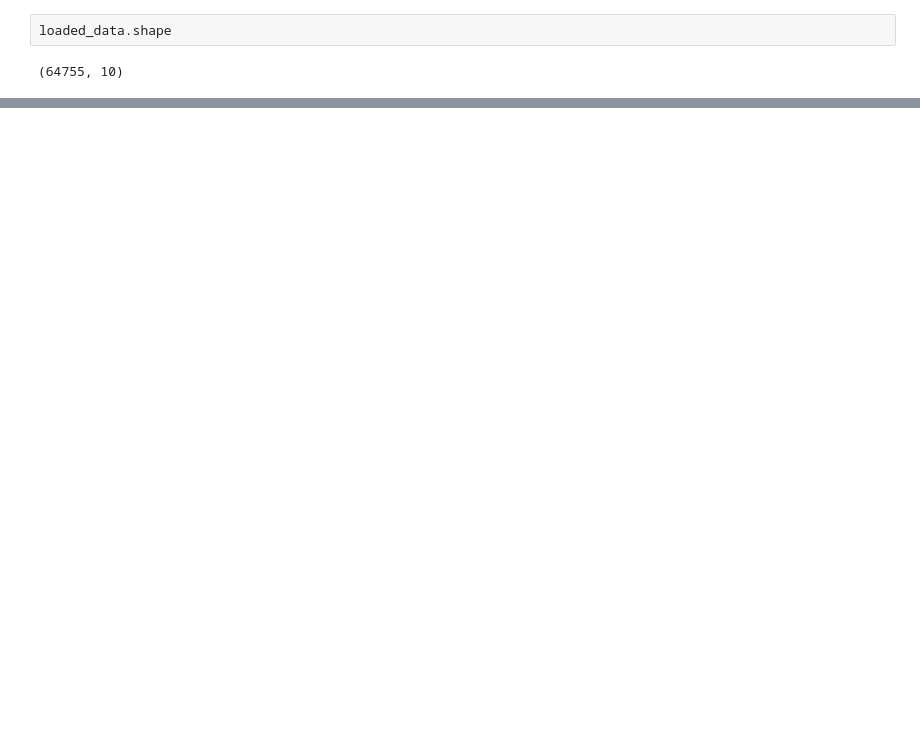
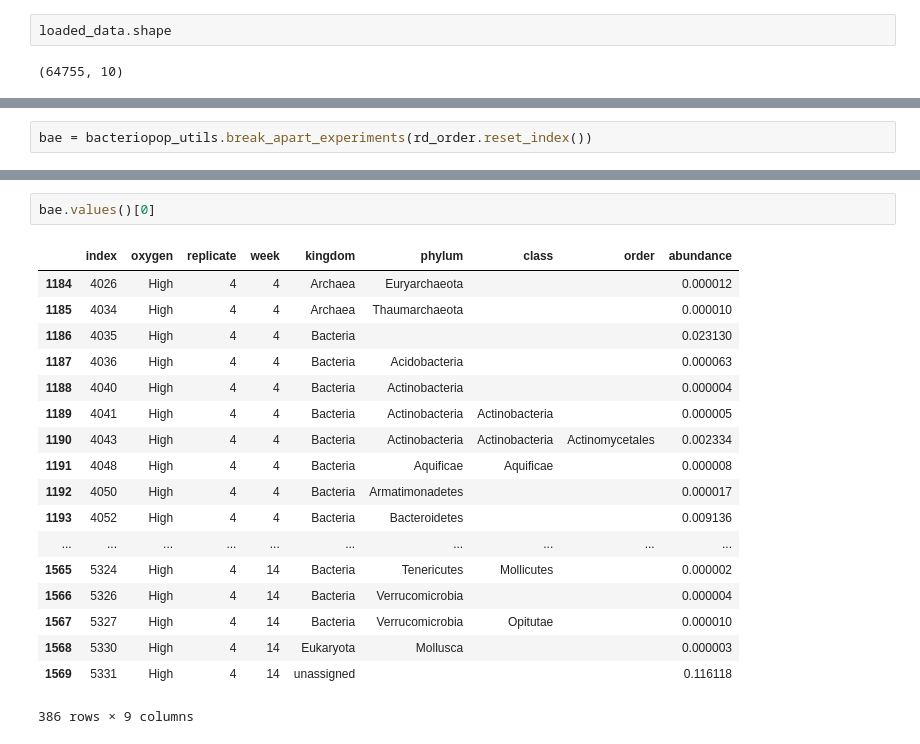
Before and after one commit to JanetMatsen/bacteriopop, a Jupyter notebook: develop_simplify_phylogeny.ipynb, the cells around one changed output, grey strips where cells are left out. Drawn from its saved outputs; the diff is of its cells as text; blank space fills up the shorter version.

```diff
--- a/develop_simplify_phylogeny.ipynb
+++ b/develop_simplify_phylogeny.ipynb
@@ -110,0 +122,2 @@ first (up to) 5 phylo columns to keep: ['Methylococcaceae' 'Methylophilaceae' 'F
+# %%
+bae = bacteriopop_utils.break_apart_experiments(rd_order.reset_index())
@@ -110,0 +145,21 @@ first (up to) 5 phylo columns to keep: ['Methylococcaceae' 'Methylophilaceae' 'F
+# %%
+bae.values()[0]
+# %% [output]
+|  | index | oxygen | replicate | week | kingdom | phylum | class | order | abundance |
+| 1184 | 4026 | High | 4 | 4 | Archaea | Euryarchaeota |  |  | 0.000012 |
+| 1185 | 4034 | High | 4 | 4 | Archaea | Thaumarchaeota |  |  | 0.000010 |
+| 1186 | 4035 | High | 4 | 4 | Bacteria |  |  |  | 0.023130 |
+| 1187 | 4036 | High | 4 | 4 | Bacteria | Acidobacteria |  |  | 0.000063 |
+| 1188 | 4040 | High | 4 | 4 | Bacteria | Actinobacteria |  |  | 0.000004 |
+| 1189 | 4041 | High | 4 | 4 | Bacteria | Actinobacteria | Actinobacteria |  | 0.000005 |
+| 1190 | 4043 | High | 4 | 4 | Bacteria | Actinobacteria | Actinobacteria | Actinomycetales | 0.002334 |
+| 1191 | 4048 | High | 4 | 4 | Bacteria | Aquificae | Aquificae |  | 0.000008 |
+| 1192 | 4050 | High | 4 | 4 | Bacteria | Armatimonadetes |  |  | 0.000017 |
+| 1193 | 4052 | High | 4 | 4 | Bacteria | Bacteroidetes |  |  | 0.009136 |
+| ... | ... | ... | ... | ... | ... | ... | ... | ... | ... |
+| 1565 | 5324 | High | 4 | 14 | Bacteria | Tenericutes | Mollicutes |  | 0.000002 |
+| 1566 | 5326 | High | 4 | 14 | Bacteria | Verrucomicrobia |  |  | 0.000004 |
+| 1567 | 5327 | High | 4 | 14 | Bacteria | Verrucomicrobia | Opitutae |  | 0.000010 |
+| 1568 | 5330 | High | 4 | 14 | Eukaryota | Mollusca |  |  | 0.000003 |
+| 1569 | 5331 | High | 4 | 14 | unassigned |  |  |  | 0.116118 |
+386 rows × 9 columns
```
Also changed, not shown: parts of 10 cells of this notebook, 1 other file.
